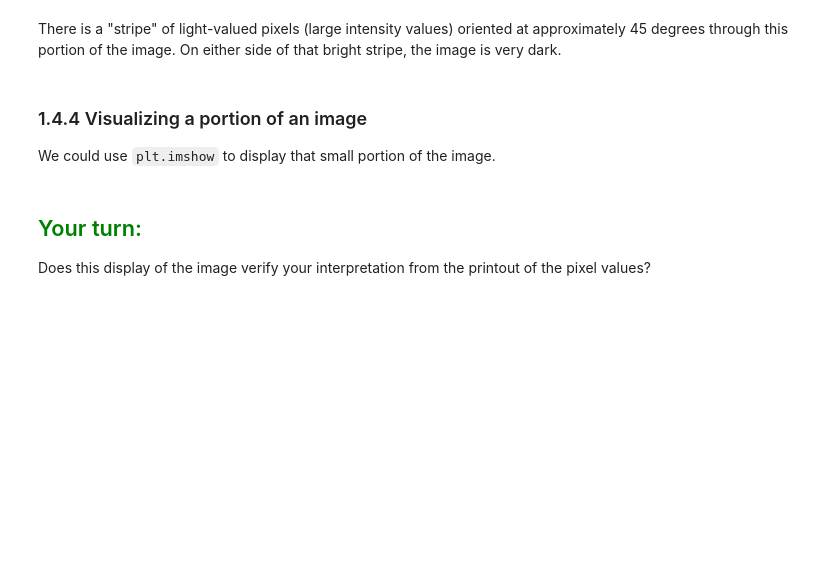
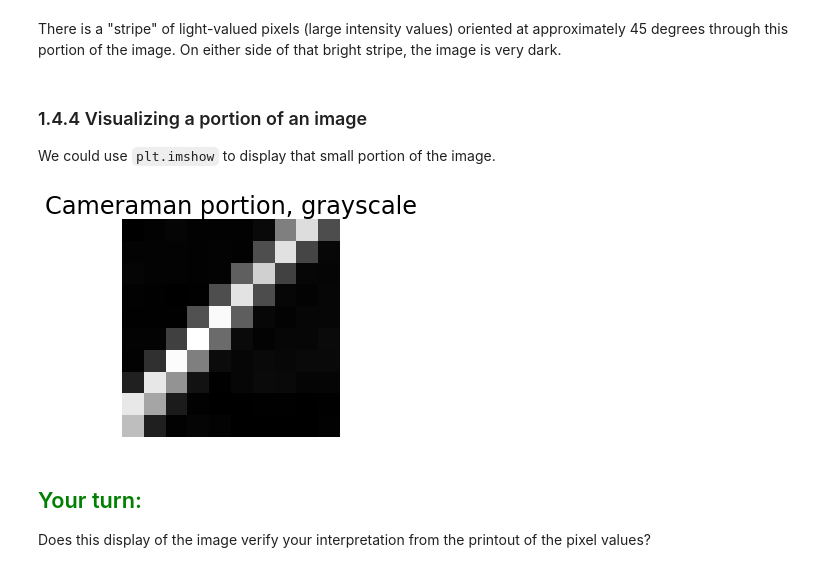
Before and after one commit to ISUgenomics/geospatialworkbook, a Jupyter notebook: tutorials/Tutorial1_Image_Processing_Essentials_Boucheron.ipynb, the cells around one changed output. Saved outputs shown, nothing was run; the diff lists cells and outputs as text; code cells hidden in the pictures; blank space fills up the shorter version.

```diff
--- a/tutorials/Tutorial1_Image_Processing_Essentials_Boucheron.ipynb
+++ b/tutorials/Tutorial1_Image_Processing_Essentials_Boucheron.ipynb
@@ -156,10 +206,13 @@ There is a "stripe" of light-valued pixels (large intensity values) oriented at
 We could use `plt.imshow` to display that small portion of the image.
 # %%
 plt.figure()
-plt.imshow(I_camera[100:110,100:110],cmap='gray')
+plt.imshow(I_camera[100:110, 100:110],
+           cmap='gray')
 plt.axis('off')
 plt.title('Cameraman portion, grayscale')
 plt.show()
+# %% [output]
+[figure, added]
 # %% [markdown]
 ## <span style='color:Green'> Your turn:  </span>
 Does this display of the image verify your interpretation from the printout of the pixel values?
```
Also changed, not shown: parts of 52 cells of this notebook, 4 other files.
